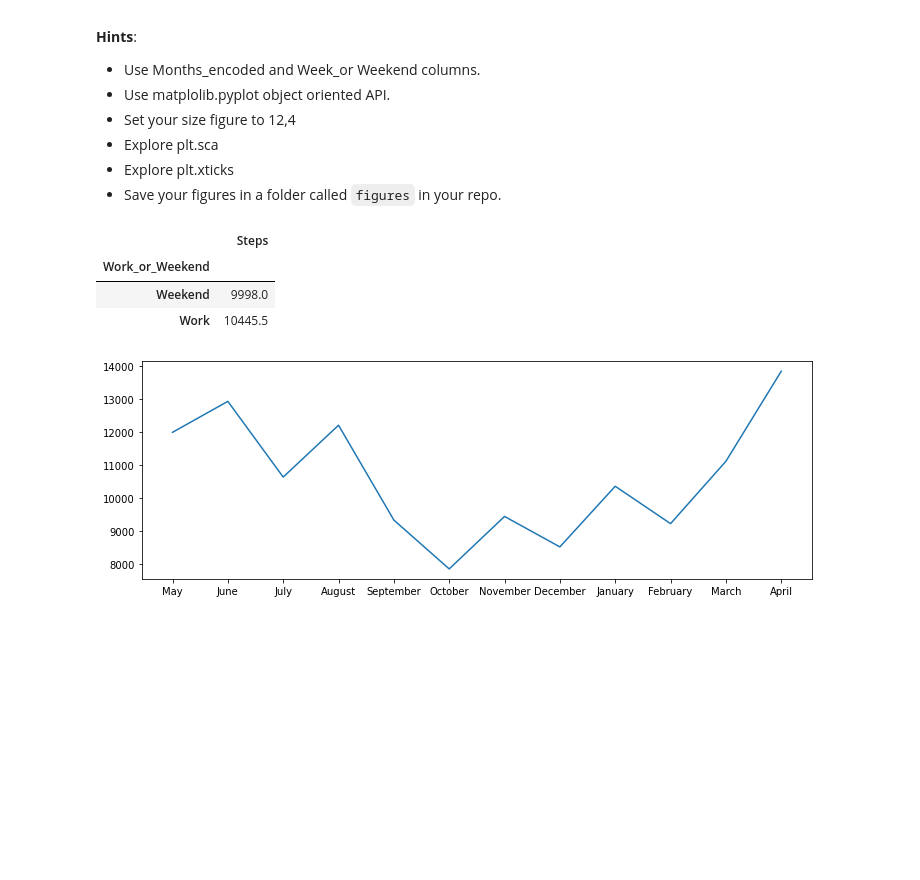
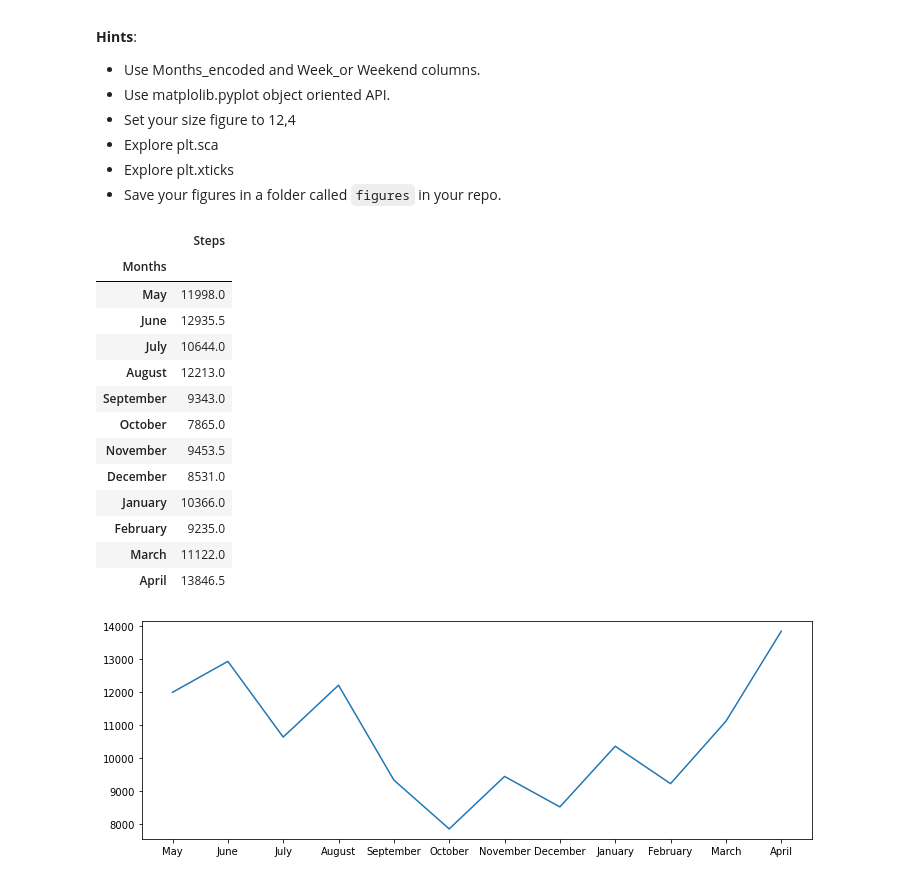
Before and after one commit to ivanrepi/dataptmad1121_labs, a Jupyter notebook: module-2/matplotlib-seaborn/your-code/main.ipynb, the cells around one changed output. Saved outputs shown, nothing was run; the diff lists cells and outputs as text; code cells hidden in the pictures; blank space fills up the shorter version.

```diff
--- a/module-2/matplotlib-seaborn/your-code/main.ipynb
+++ b/module-2/matplotlib-seaborn/your-code/main.ipynb
@@ -130,20 +130,30 @@ How the average number of steps change by month. Use the appropriate visualizati
 # %%
 # MEDIAN STEPS BY MONTH_ENCODED
 steps_month= fitbit.pivot_table(index=['Months'],
                                 values=['Steps'],
                                 aggfunc='median',
                                 sort=False)
 
 steps_weekend= fitbit.pivot_table(index=['Work_or_Weekend'],
                                 values=['Steps'],
                                 aggfunc='median')
 
-steps_weekend
+steps_month
 # %% [output]
 |  | Steps |
-| Work_or_Weekend |  |
-| Weekend | 9998.0 |
-| Work | 10445.5 |
+| Months |  |
+| May | 11998.0 |
+| June | 12935.5 |
+| July | 10644.0 |
+| August | 12213.0 |
+| September | 9343.0 |
+| October | 7865.0 |
+| November | 9453.5 |
+| December | 8531.0 |
+| January | 10366.0 |
+| February | 9235.0 |
+| March | 11122.0 |
+| April | 13846.5 |
 # %%
 fig, ax = plt.subplots(ncols=1, nrows=1,figsize=(12,4))
 ax.plot(steps_month)
```
Also changed, not shown: parts of 40 cells of this notebook, 1 other file.
